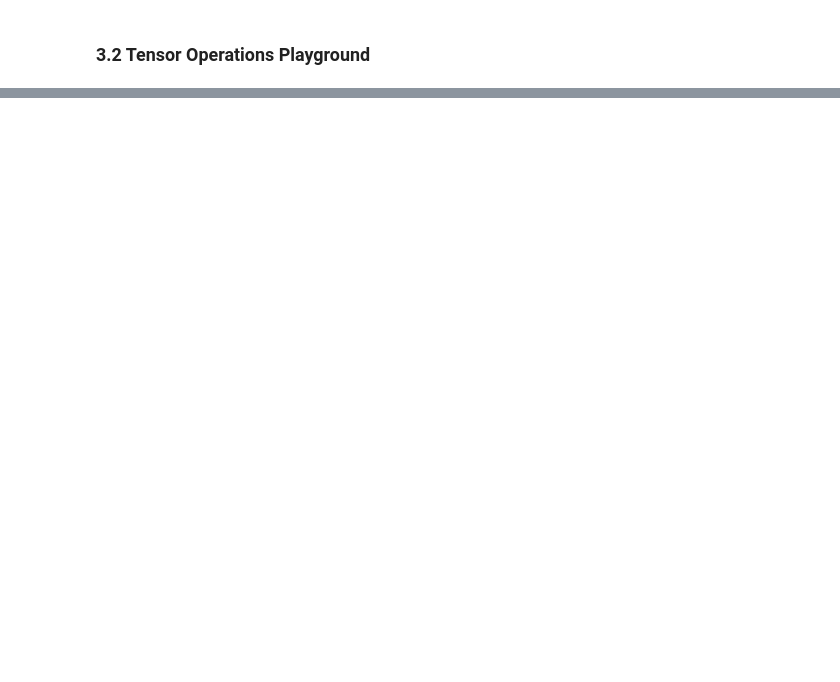
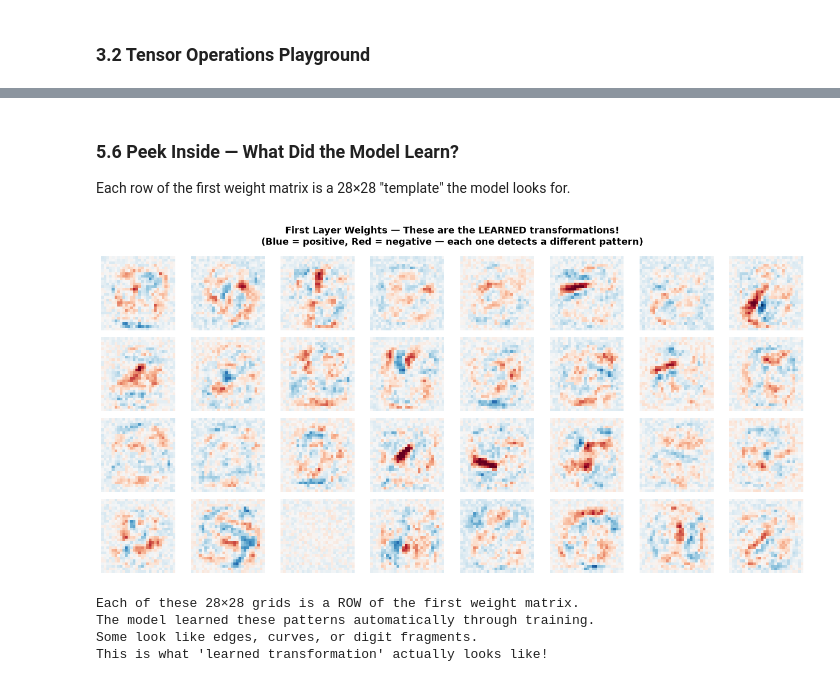
Before and after one commit to Raghunandan-79/ai-bootcamp, a Jupyter notebook: 4-introduction-to-tensors-and-pytorch/class-4.ipynb, the cells around one changed output, grey strips where cells are left out. Drawn from its saved outputs; the diff is of its cells as text; code cells hidden in the pictures; blank space fills up the shorter version.

```diff
--- a/4-introduction-to-tensors-and-pytorch/class-4.ipynb
+++ b/4-introduction-to-tensors-and-pytorch/class-4.ipynb
@@ -570,0 +1029,28 @@ Size  4000×4000  | CPU:   303.30ms | GPU:    35.12ms | Speedup:    8.6x
+# %% [markdown]
+### 5.6 Peek Inside — What Did the Model Learn?
+Each row of the first weight matrix is a 28×28 "template" the model looks for.
+# %%
+weights = model.layer1.weight.data.cpu()
+
+fig, axes = plt.subplots(4, 8, figsize=(14, 7))
+for i, ax in enumerate(axes.flat):
+    w = weights[i].reshape(28, 28)
+    ax.imshow(w, cmap='RdBu', vmin=-0.3, vmax=0.3)
+    ax.axis('off')
+
+plt.suptitle('First Layer Weights — These are the LEARNED transformations!\n'
+             '(Blue = positive, Red = negative — each one detects a different pattern)',
+             fontsize=13, fontweight='bold')
+plt.tight_layout()
+plt.show()
+
+print("Each of these 28×28 grids is a ROW of the first weight matrix.")
+print("The model learned these patterns automatically through training.")
+print("Some look like edges, curves, or digit fragments.")
+print("This is what 'learned transformation' actually looks like!")
+# %% [output]
+[figure, added]
+Each of these 28×28 grids is a ROW of the first weight matrix.
+The model learned these patterns automatically through training.
+Some look like edges, curves, or digit fragments.
+This is what 'learned transformation' actually looks like!
```
Also changed, not shown: parts of 27 cells of this notebook, 9 other files.
